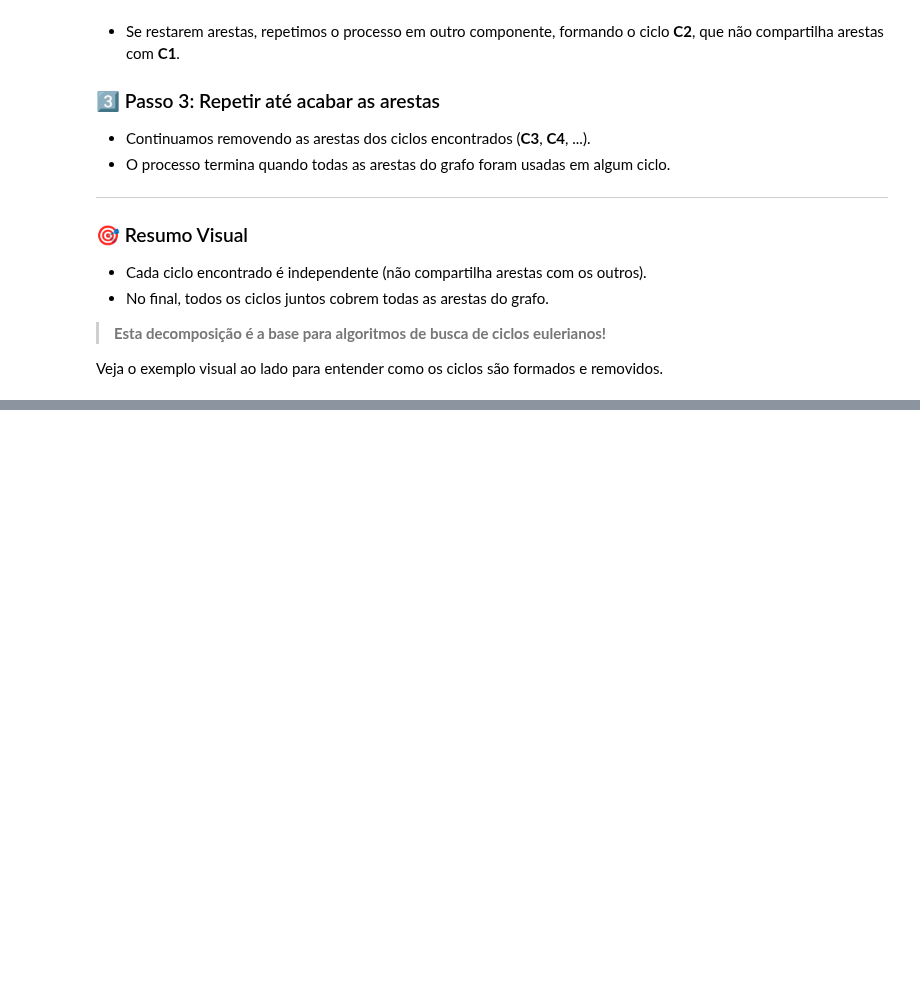
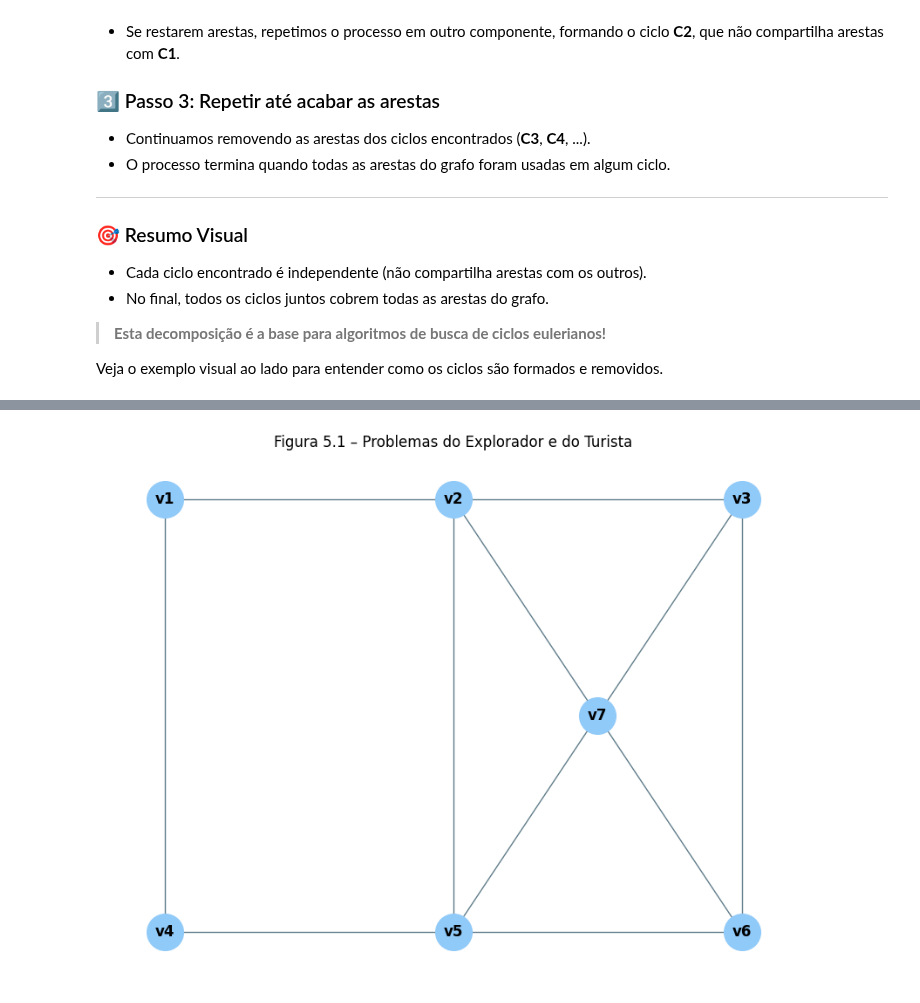
Before and after one commit to LeonardoVieiraGuimaraes/TeoriaGrafos, a Jupyter notebook: aula.ipynb, the cells around one changed output, grey strips where cells are left out. Saved outputs shown, nothing was run; the diff lists cells and outputs as text; code cells hidden in the pictures; blank space fills up the shorter version.

```diff
--- a/aula.ipynb
+++ b/aula.ipynb
@@ -310,0 +370,42 @@ Veja o exemplo visual ao lado para entender como os ciclos são formados e remov
+# %%
+# Figura 5.1 – Problemas do explorador e do turista
+# Plotando o grafo com cidades (vértices) e estradas (arestas)
+
+import networkx as nx
+import matplotlib.pyplot as plt
+
+# Criação do grafo
+G = nx.Graph()
+# Adicionando vértices
+vertices = ['v1', 'v2', 'v3', 'v4', 'v5', 'v6']
+G.add_nodes_from(vertices)
+# Adicionando arestas (estradas)
+arestas = [
+    ('v1', 'v2'), ('v1', 'v4'),
+    ('v2', 'v3'), ('v2', 'v5'), ('v2', 'v7'),
+    ('v3', 'v6'), ('v3', 'v7'),
+    ('v4', 'v5'),
+    ('v5', 'v6'), ('v5', 'v7'),
+    ('v6', 'v7')
+]
+# Adicionando v7 para completar o exemplo das sequências
+G.add_node('v7')
+G.add_edges_from(arestas)
+
+# Layout para melhor visualização
+pos = {
+    'v1': (-2, 2),
+    'v2': (0, 2),
+    'v3': (2, 2),
+    'v4': (-2, 0),
+    'v5': (0, 0),
+    'v6': (2, 0),
+    'v7': (1, 1)
+}
+
+plt.figure(figsize=(8,6))
+nx.draw(G, pos, with_labels=True, node_color="#90caf9", node_size=900, font_weight='bold', edge_color="#607d8b")
+plt.title("Figura 5.1 – Problemas do Explorador e do Turista")
+plt.show()
+# %% [output]
+[figure, added]
```
Also changed, not shown: parts of 13 cells of this notebook, 8 other files.
